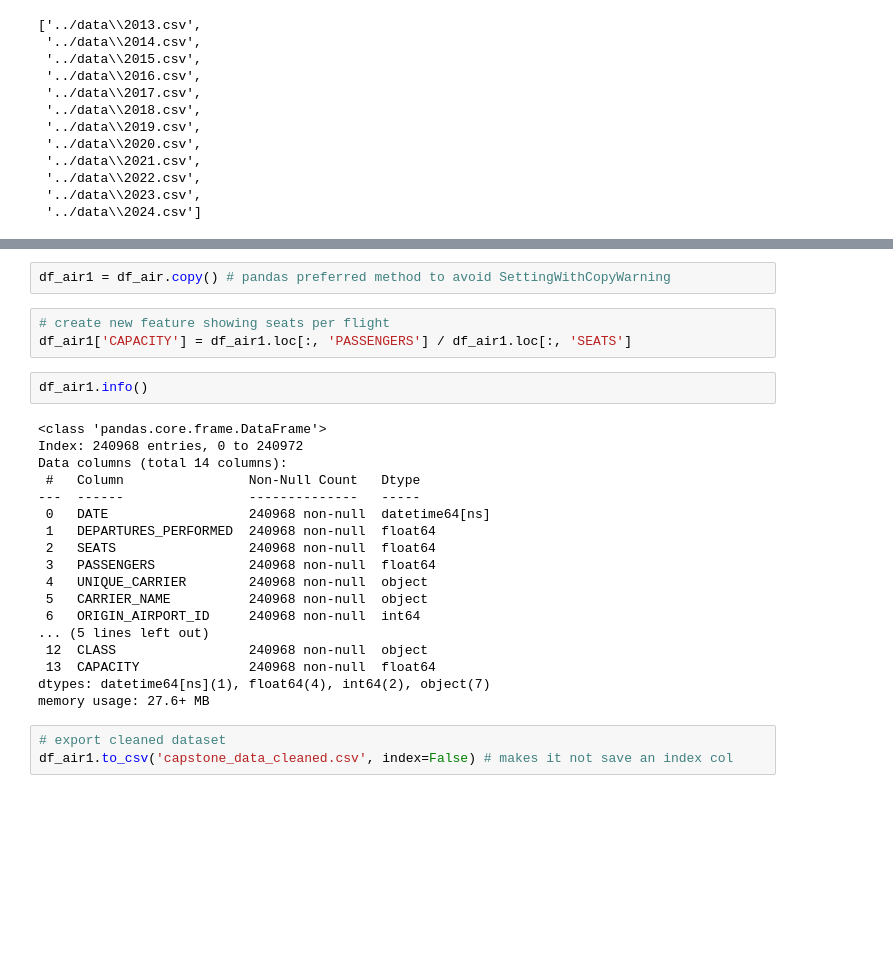
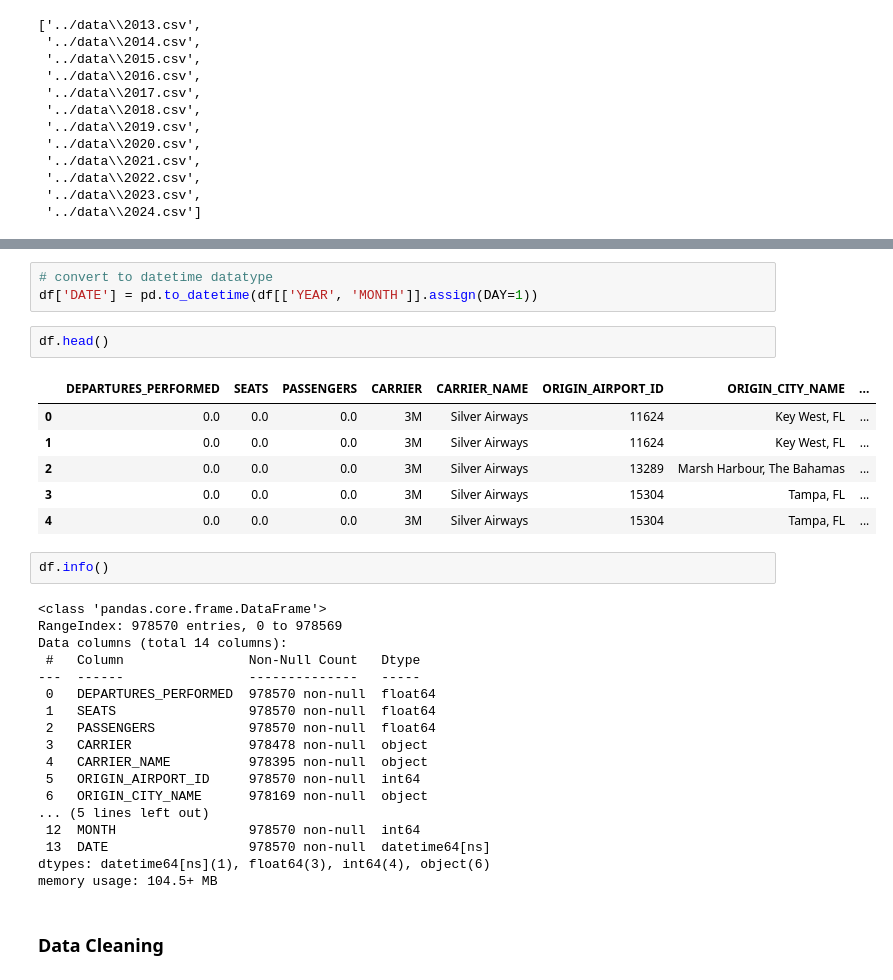
Before and after one commit to ballchajoe/Your-Next-Destination, a Jupyter notebook: notebooks/01-data-loading-cleaning.ipynb, the cells around one changed output, grey strips where cells are left out. Saved outputs shown, nothing was run; the diff lists cells and outputs as text; blank space fills up the shorter version.

Commit message:
cleaned and commented for Sprint 2

```diff
--- a/notebooks/01-data-loading-cleaning.ipynb
+++ b/notebooks/01-data-loading-cleaning.ipynb
@@ -232,28 +68,34 @@ df_air.duplicated().sum()
-# %%
-df_air1 = df_air.copy() # pandas preferred method to avoid SettingWithCopyWarning
-# %%
-# create new feature showing seats per flight
-df_air1['CAPACITY'] = df_air1.loc[:, 'PASSENGERS'] / df_air1.loc[:, 'SEATS']
-# %%
-df_air1.info()
-# %% [output]
-<class 'pandas.core.frame.DataFrame'>
-Index: 240968 entries, 0 to 240972
-Data columns (total 14 columns):
- #   Column                Non-Null Count   Dtype
----  ------                --------------   -----
- 0   DATE                  240968 non-null  datetime64[ns]
- 1   DEPARTURES_PERFORMED  240968 non-null  float64
- 2   SEATS                 240968 non-null  float64
- 3   PASSENGERS            240968 non-null  float64
- 4   UNIQUE_CARRIER        240968 non-null  object
- 5   CARRIER_NAME          240968 non-null  object
- 6   ORIGIN_AIRPORT_ID     240968 non-null  int64
-... (5 lines left out)
- 12  CLASS                 240968 non-null  object
- 13  CAPACITY              240968 non-null  float64
-dtypes: datetime64[ns](1), float64(4), int64(2), object(7)
-memory usage: 27.6+ MB
-# %%
-# export cleaned dataset
-df_air1.to_csv('capstone_data_cleaned.csv', index=False) # makes it not save an index col
+# %%
+# convert to datetime datatype
+df['DATE'] = pd.to_datetime(df[['YEAR', 'MONTH']].assign(DAY=1))
+# %%
+df.head()
+# %% [output]
+|  | DEPARTURES_PERFORMED | SEATS | PASSENGERS | CARRIER | CARRIER_NAME | ORIGIN_AIRPORT_ID | ORIGIN_CITY_NAME | ... |
+| 0 | 0.0 | 0.0 | 0.0 | 3M | Silver Airways | 11624 | Key West, FL | ... |
+| 1 | 0.0 | 0.0 | 0.0 | 3M | Silver Airways | 11624 | Key West, FL | ... |
+| 2 | 0.0 | 0.0 | 0.0 | 3M | Silver Airways | 13289 | Marsh Harbour, The Bahamas | ... |
+| 3 | 0.0 | 0.0 | 0.0 | 3M | Silver Airways | 15304 | Tampa, FL | ... |
+| 4 | 0.0 | 0.0 | 0.0 | 3M | Silver Airways | 15304 | Tampa, FL | ... |
+# %%
+df.info()
+# %% [output]
+<class 'pandas.core.frame.DataFrame'>
+RangeIndex: 978570 entries, 0 to 978569
+Data columns (total 14 columns):
+ #   Column                Non-Null Count   Dtype
+---  ------                --------------   -----
+ 0   DEPARTURES_PERFORMED  978570 non-null  float64
+ 1   SEATS                 978570 non-null  float64
+ 2   PASSENGERS            978570 non-null  float64
+ 3   CARRIER               978478 non-null  object
+ 4   CARRIER_NAME          978395 non-null  object
+ 5   ORIGIN_AIRPORT_ID     978570 non-null  int64
+ 6   ORIGIN_CITY_NAME      978169 non-null  object
+... (5 lines left out)
+ 12  MONTH                 978570 non-null  int64
+ 13  DATE                  978570 non-null  datetime64[ns]
+dtypes: datetime64[ns](1), float64(3), int64(4), object(6)
+memory usage: 104.5+ MB
+# %% [markdown]
+### Data Cleaning
```
Also changed, not shown: parts of 48 cells of this notebook.
